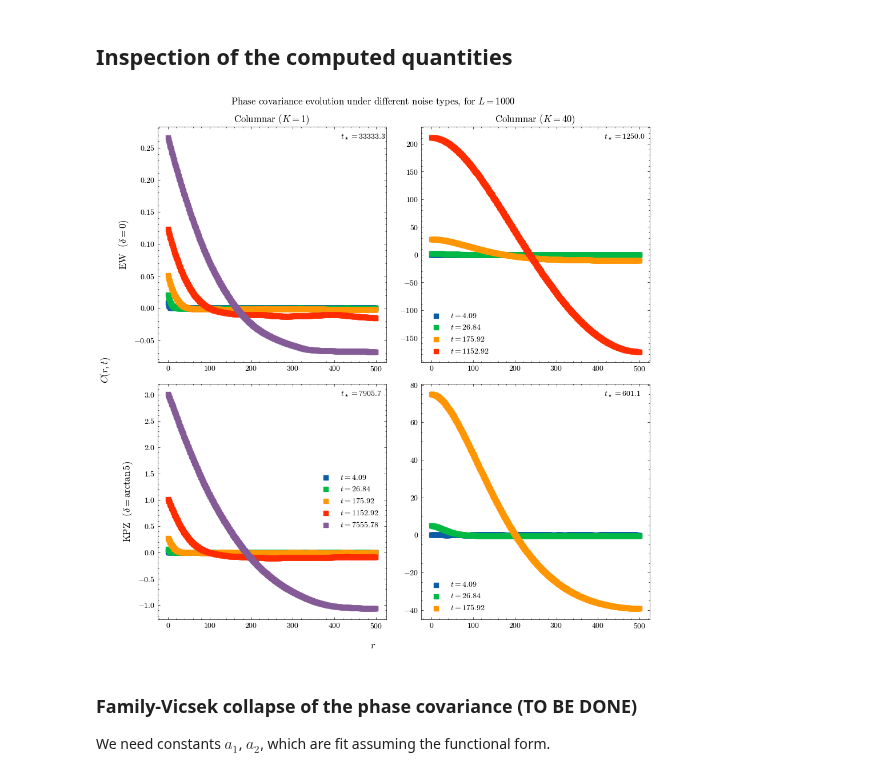
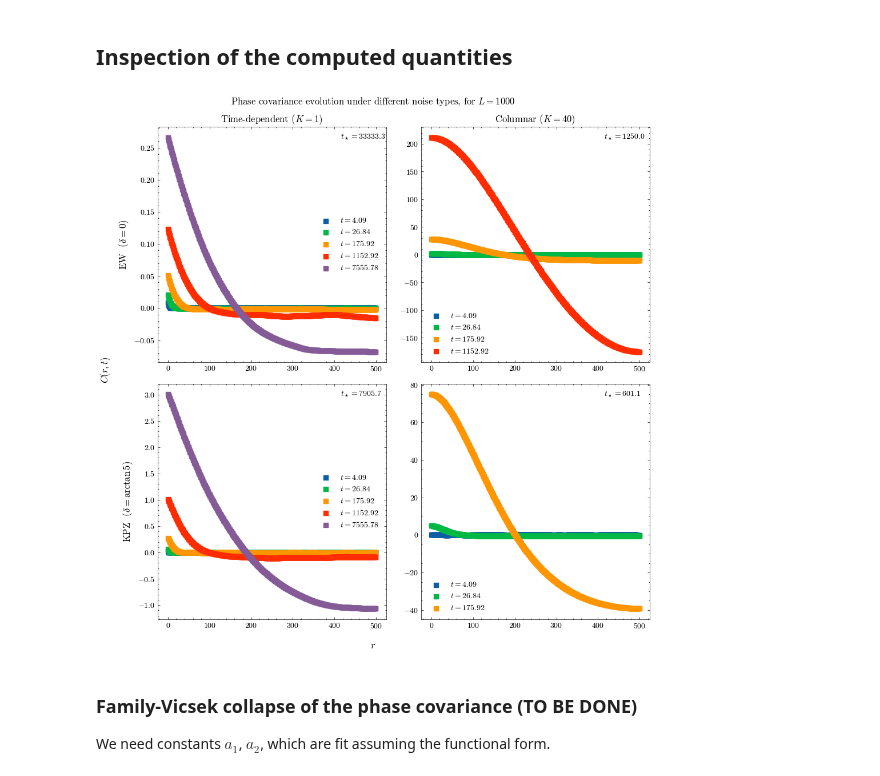
Before and after one commit to goznalo-git/RoughKuramoto, a Jupyter notebook: 5-Covariance.ipynb, the cells around one changed output. Drawn from its saved outputs; the diff is of its cells as text; code cells hidden in the pictures.

```diff
--- a/5-Covariance.ipynb
+++ b/5-Covariance.ipynb
@@ -162,8 +162,7 @@ fig.suptitle("Phase covariance evolution under different noise types, for $L=$"
 fig.supxlabel(r"$r$")
 fig.supylabel(r"$C(r,t)$")
 
-for i, (typenoise, typelabel) in enumerate(zip(["TimeDep", "Columnar"], ["Time-dependent", "Columnar"])
-):
+for i, (typenoise, typelabel) in enumerate(zip(["TimeDep", "Columnar"], ["Time-dependent", "Columnar"])):
 
     for j, (delta, deltaname) in enumerate(zip([0, np.arctan(5)], ["0", "atan5"])):
 
@@ -179,38 +178,37 @@ for i, (typenoise, typelabel) in enumerate(zip(["TimeDep", "Columnar"], ["Time-d
 
         # in case there are multiple (K, L) combos, plot them all
         for _, row in sub.iterrows():
             t = row["t"]
             mean_phasecovariance = row["mean_phasecovariance"]
             L = row["L"]
             K = row["K"]
             M = row["M"]
 
             t_cross = tx[typenoise][delta_to_label[deltaname]] * L**(z_dict[typenoise][delta_to_label[deltaname]])
 
             for ti in range(mean_phasecovariance.shape[0])[::4]:
 
                 if t[ti] > 0 and t[ti] < t_cross:
-
                     rlen = mean_phasecovariance.shape[1] # we plot up to half of this since the system is periodic
                     rrange = np.array(range(rlen))
                     ax[j,i].scatter(rrange[:int(rlen/2)], mean_phasecovariance[ti,:int(rlen/2)], label=f"$t=${np.round(t[ti],2)}", marker=markerdict[L])
 
             ax[j,i].text(0.8, 0.95, f'$t_\star={np.round(t_cross,1)}$', fontsize=10, transform=ax[j,i].transAxes)
 
-ax[0,0].set_title(typelabel + f" ($K=${Ks[0]})")
-ax[0,1].set_title(typelabel + f" ($K=${Ks[1]})")
+ax[0,0].set_title(f"Time-dependent ($K=${Ks[0]})")
+ax[0,1].set_title(f"Columnar ($K=${Ks[1]})")
 ax[0,0].set_ylabel(r"EW  ($\delta=0$)", fontsize=12)
 ax[1,0].set_ylabel(r"KPZ  ($\delta=\arctan5$)", fontsize=12)
 
-ax[1,1].legend()
+ax[0,0].legend()
 ax[0,1].legend()
 ax[1,0].legend()
 ax[1,1].legend()
 
 plt.tight_layout()
 plt.show()
 # %% [output]
-[figure, old version]
+[figure, new version]
 # %% [markdown]
 ### Family-Vicsek collapse of the phase covariance (TO BE DONE)
 
```
Also changed, not shown: parts of 23 cells of this notebook, 1 other file.
